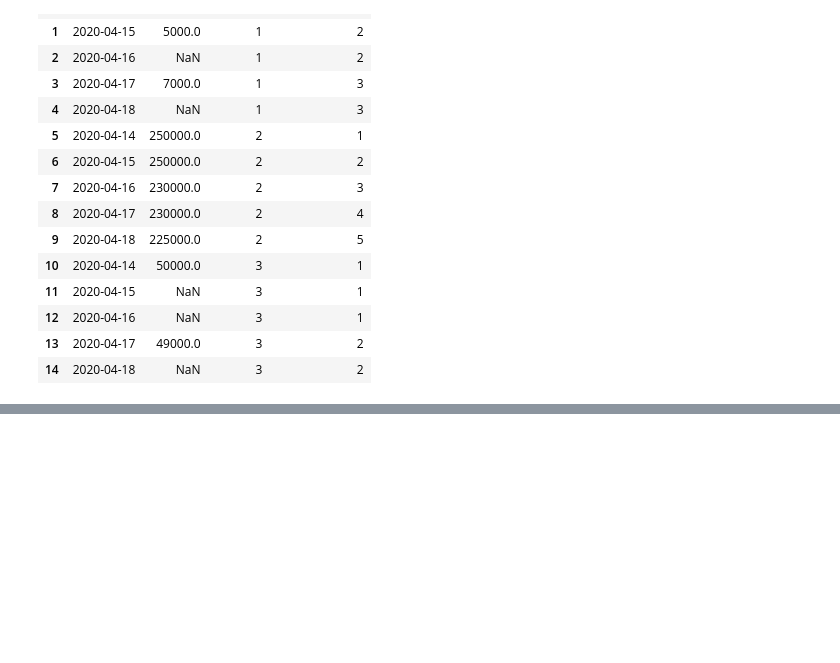
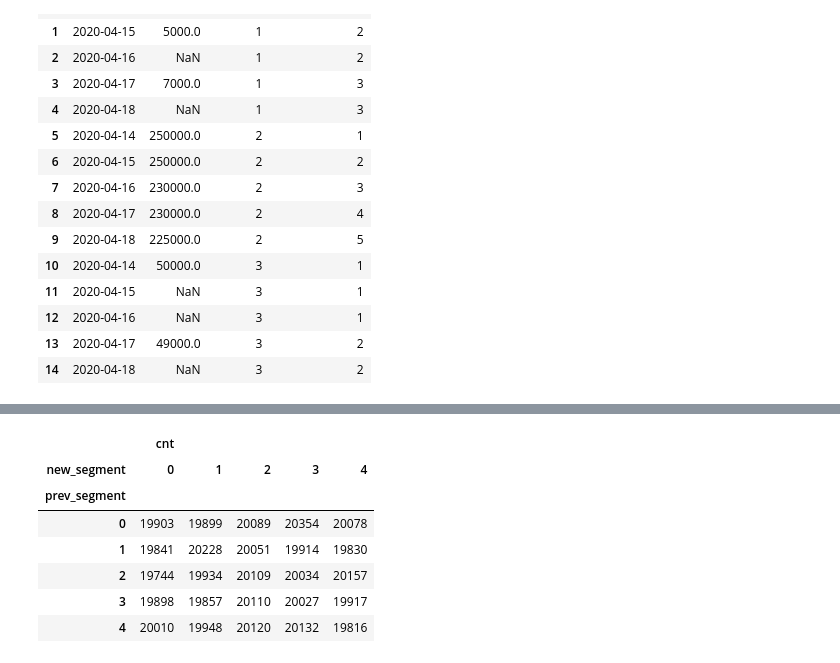
Before and after one commit to SergeyB81/Portfolio-DS, a Jupyter notebook: Тестовое CG/Bank-62-68/bank_ds_trainee_test_case.ipynb, the cells around one changed output, grey strips where cells are left out. Saved outputs shown, nothing was run; the diff lists cells and outputs as text; code cells hidden in the pictures; blank space fills up the shorter version.

```diff
--- a/Тестовое CG/Bank-62-68/bank_ds_trainee_test_case.ipynb
+++ b/Тестовое CG/Bank-62-68/bank_ds_trainee_test_case.ipynb
@@ -839,0 +890,13 @@ select(sql)
+# %%
+p = data.pivot_table(index='prev_segment',columns='new_segment',aggfunc='sum')
+# %%
+p
+# %% [output]
+|  | cnt |  |  |  |  |
+| new_segment | 0 | 1 | 2 | 3 | 4 |
+| prev_segment |  |  |  |  |  |
+| 0 | 19903 | 19899 | 20089 | 20354 | 20078 |
+| 1 | 19841 | 20228 | 20051 | 19914 | 19830 |
+| 2 | 19744 | 19934 | 20109 | 20034 | 20157 |
+| 3 | 19898 | 19857 | 20110 | 20027 | 19917 |
+| 4 | 20010 | 19948 | 20120 | 20132 | 19816 |
```
Also changed, not shown: parts of 36 cells of this notebook.
